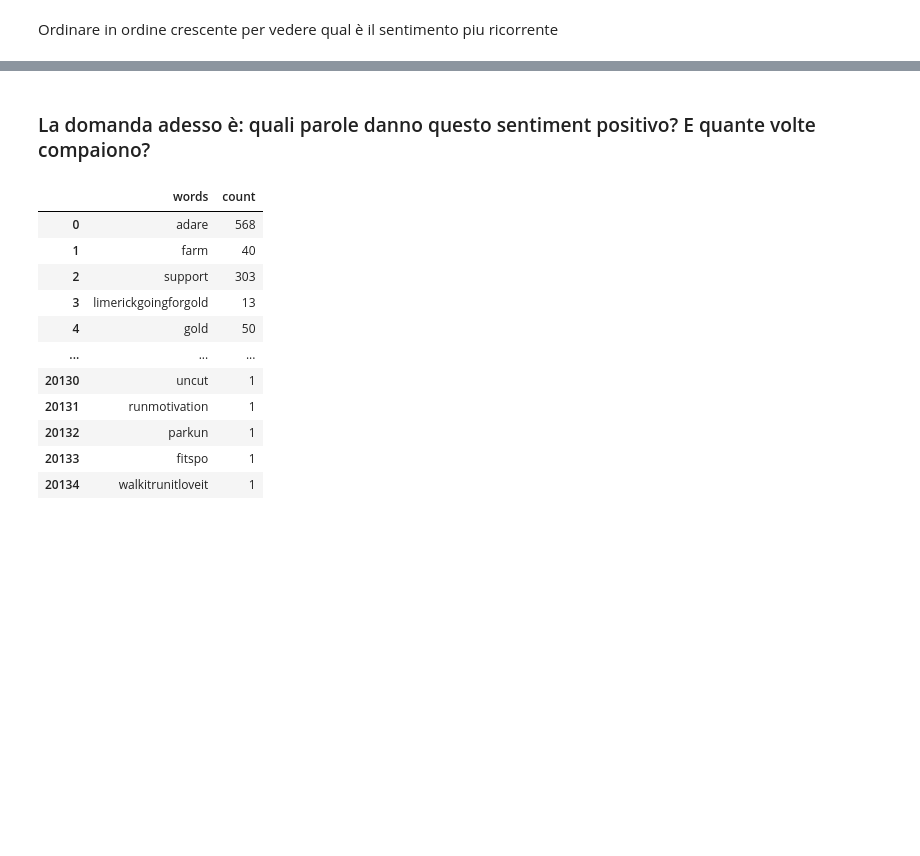
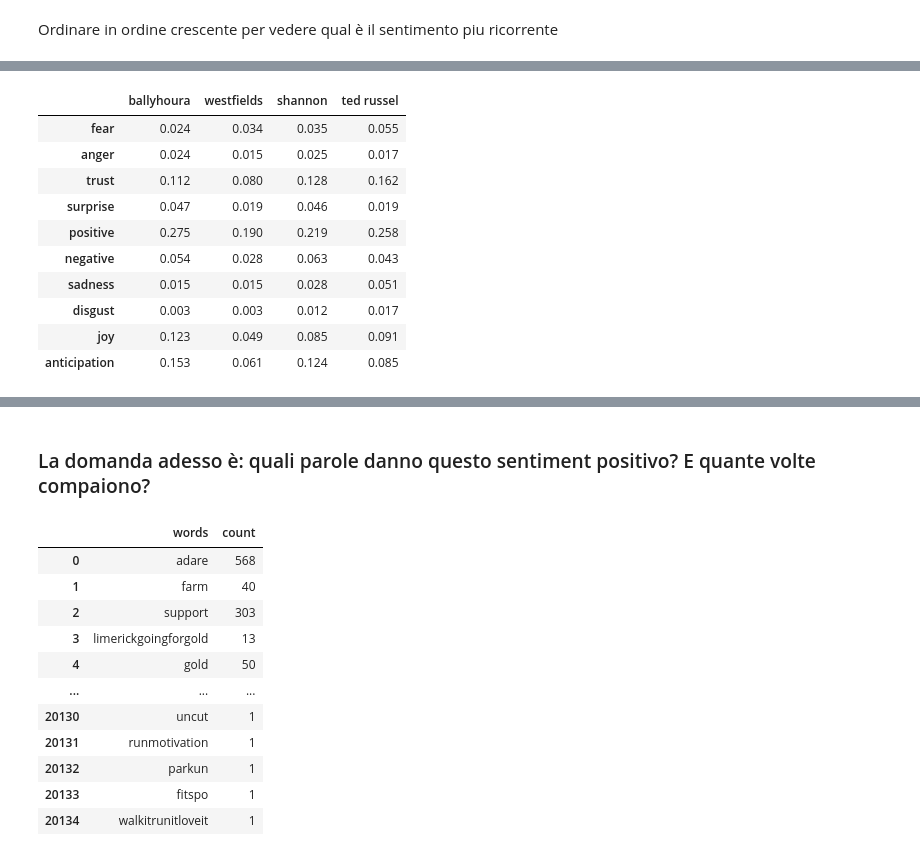
Before and after one commit to federicamontana/GoGreenRoutes, a Jupyter notebook: notebook/NRCLex_Sentiment_1.ipynb, the cells around one changed output, grey strips where cells are left out. Cells and saved outputs as stored; diff of their text form; code cells hidden in the pictures; blank space fills up the shorter version.

```diff
--- a/notebook/NRCLex_Sentiment_1.ipynb
+++ b/notebook/NRCLex_Sentiment_1.ipynb
@@ -70,11 +73,24 @@ plt.show()
 # %%
 #Lo faccio per 3 parchi diversi e li confronto
 ballyhoura_df,aggr = aggregation_byparks('ballyhoura',df)
 westfields_df,aggr = aggregation_byparks('westfields',df)
 shannon_df,aggr = aggregation_byparks('shannon',df)
 ted_russel_df,aggr = aggregation_byparks('ted russel',df)
 
 df_parks = pd.concat([ballyhoura_df, westfields_df, shannon_df, ted_russel_df], axis=1)
+df_parks
+# %% [output]
+|  | ballyhoura | westfields | shannon | ted russel |
+| fear | 0.024 | 0.034 | 0.035 | 0.055 |
+| anger | 0.024 | 0.015 | 0.025 | 0.017 |
+| trust | 0.112 | 0.080 | 0.128 | 0.162 |
+| surprise | 0.047 | 0.019 | 0.046 | 0.019 |
+| positive | 0.275 | 0.190 | 0.219 | 0.258 |
+| negative | 0.054 | 0.028 | 0.063 | 0.043 |
+| sadness | 0.015 | 0.015 | 0.028 | 0.051 |
+| disgust | 0.003 | 0.003 | 0.012 | 0.017 |
+| joy | 0.123 | 0.049 | 0.085 | 0.091 |
+| anticipation | 0.153 | 0.061 | 0.124 | 0.085 |
 # %%
 cmap = cm.get_cmap('Set3') # Colour map (there are many others)
 
```
Also changed, not shown: parts of 10 cells of this notebook.
